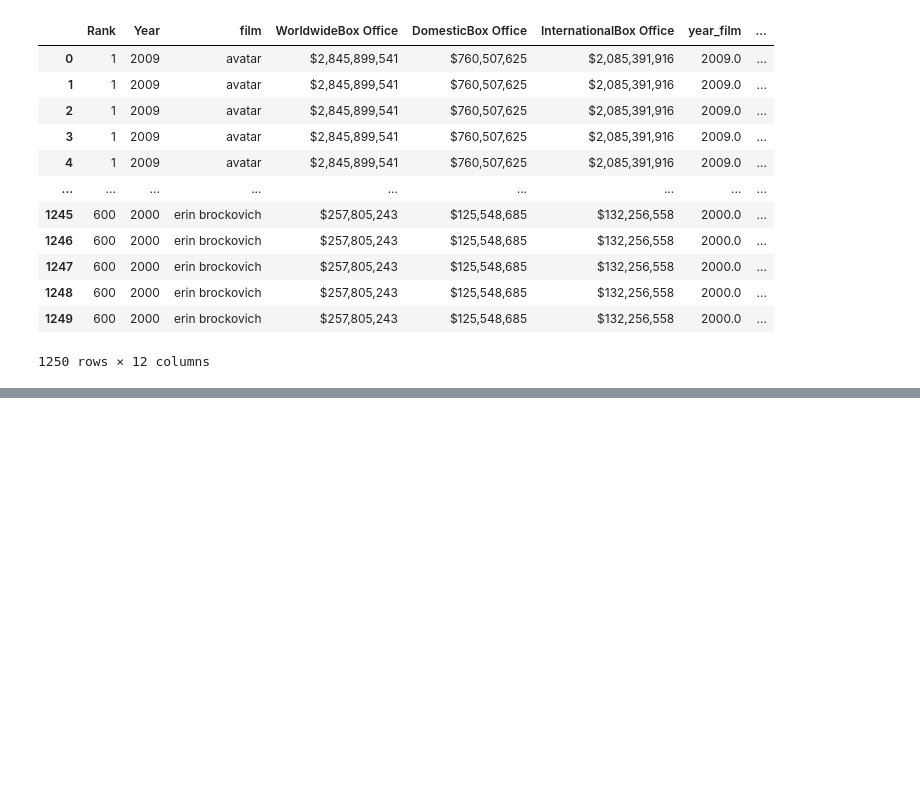
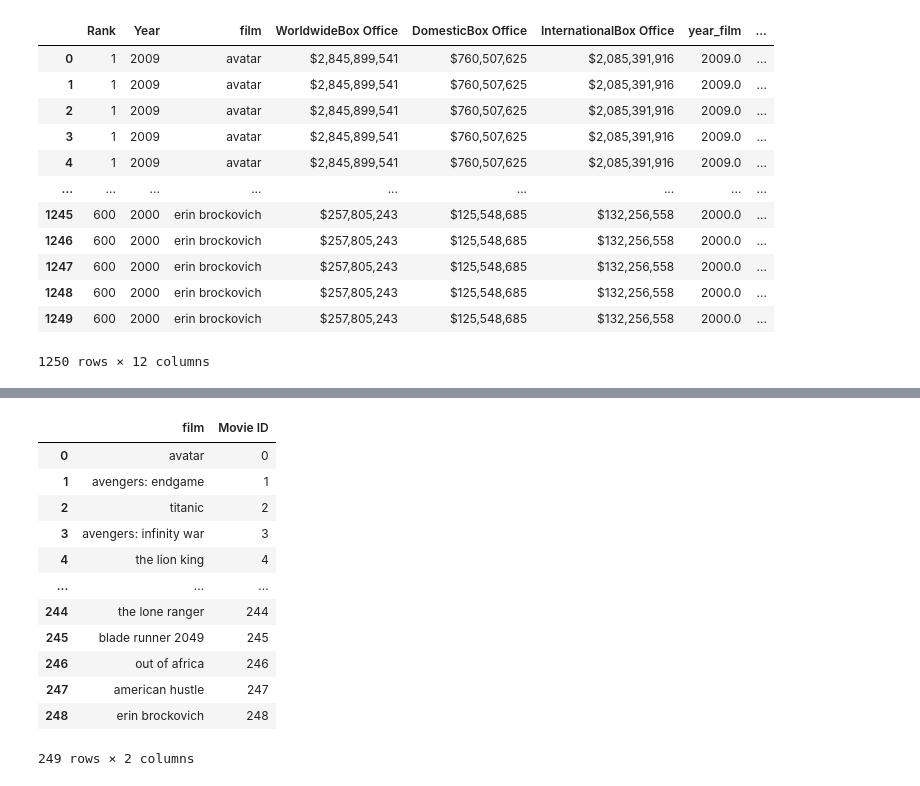
Before and after one commit to canamasc/Oscars-vs-Box-Office, a Jupyter notebook: Oscars-BoxOffice.ipynb, the cells around one changed output, grey strips where cells are left out. Saved outputs shown, nothing was run; the diff lists cells and outputs as text; code cells hidden in the pictures; blank space fills up the shorter version.

```diff
--- a/Oscars-BoxOffice.ipynb
+++ b/Oscars-BoxOffice.ipynb
@@ -197,0 +220,16 @@ merged_df1
+# %%
+movies
+# %% [output]
+|  | film | Movie ID |
+| 0 | avatar | 0 |
+| 1 | avengers: endgame | 1 |
+| 2 | titanic | 2 |
+| 3 | avengers: infinity war | 3 |
+| 4 | the lion king | 4 |
+| ... | ... | ... |
+| 244 | the lone ranger | 244 |
+| 245 | blade runner 2049 | 245 |
+| 246 | out of africa | 246 |
+| 247 | american hustle | 247 |
+| 248 | erin brockovich | 248 |
+249 rows × 2 columns
```
Also changed, not shown: parts of 8 cells of this notebook.
